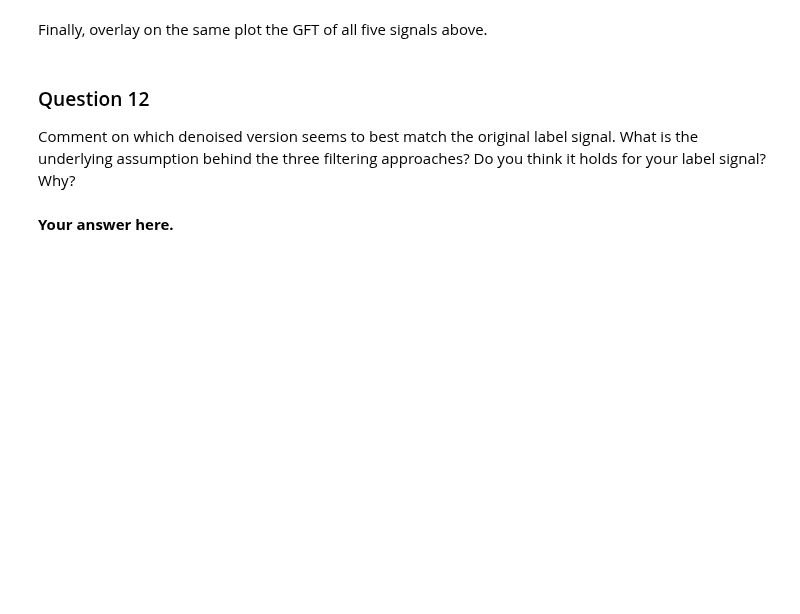
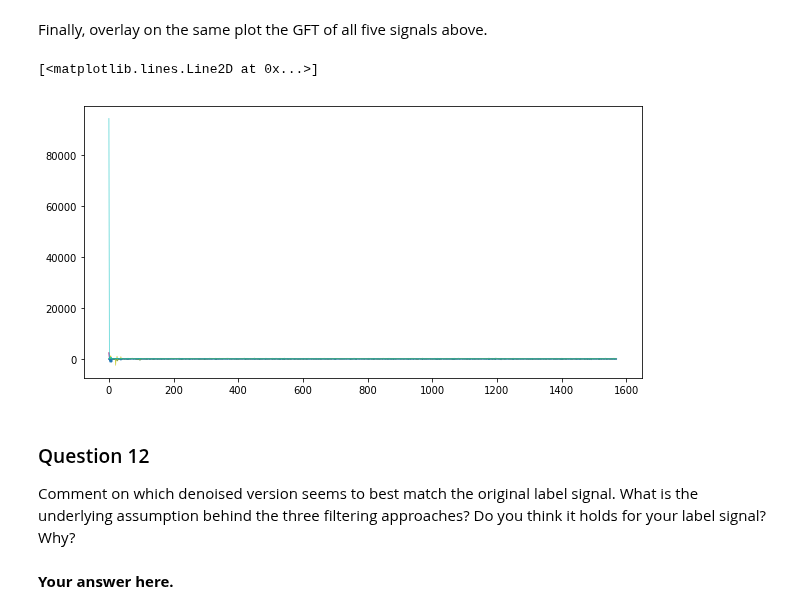
Before and after one commit to vndk36/Project_ntds2018, a Jupyter notebook: Milestone_4/4_HPCF_Hugo.ipynb, the cells around one changed output. Saved outputs shown, nothing was run; the diff lists cells and outputs as text; code cells hidden in the pictures; blank space fills up the shorter version.

```diff
--- a/Milestone_4/4_HPCF_Hugo.ipynb
+++ b/Milestone_4/4_HPCF_Hugo.ipynb
@@ -375,7 +375,7 @@ def inverse_kernel(e, t):
     return 1/((np.ones(n_nodes)+t*e))
 
 def rectangle_kernel(e, l_min, l_max):
-    return e * np.concatenate((np.zeros(l_min-1),np.ones(l_max-l_min),np.zeros(n_nodes-l_max-1)))
+    return e * np.concatenate((np.zeros(l_min),np.ones(l_max-l_min),np.zeros(n_nodes-l_max)))
 
 def graph_filter(x, kernel, **kwargs):
     return iGFT(kernel(GFT(e), **kwargs)*GFT(x))
@@ -435,9 +438,6 @@ In the cell below, set the noise variance $\sigma^2$ by making sure that the sig
 
 _Note:_ Actually, you might want to play with the noise variance here and set it to different values and see how the denoising filters behave.
 # %%
-noise_variance = # Your code here.
-noisy_measurements = labels + noise_variance * np.random.randn(n_nodes)
-
 SNR=1.5
 noise_variance = np.var(labels[:,1])/SNR
 noisy_measurements = labels[:,1] + noise_variance * np.random.randn(n_nodes)
@@ -496,12 +504,15 @@ Finally, overlay on the same plot the GFT of all five signals above.
 # %%
 # Your code here.
 # Your code here.
 plt.figure(figsize=(10,5))
 plt.plot(GFT(labels[:,1]),'b',linewidth=0.5)
 plt.plot(GFT(noisy_measurements), 'r', linewidth=0.5)
-#plt.plot(GFT(z_heat_denoised))
+plt.plot(GFT(z_heat_denoised))
 plt.plot(GFT(z_inv_denoised), 'y', linewidth=0.5)
 plt.plot(GFT(z_rect_denoised), 'c', linewidth=0.5)
+# %% [output]
+[<matplotlib.lines.Line2D at 0x...>]
+[figure, added]
 # %% [markdown]
 ### Question 12
 
```
Also changed, not shown: parts of 12 cells of this notebook.
